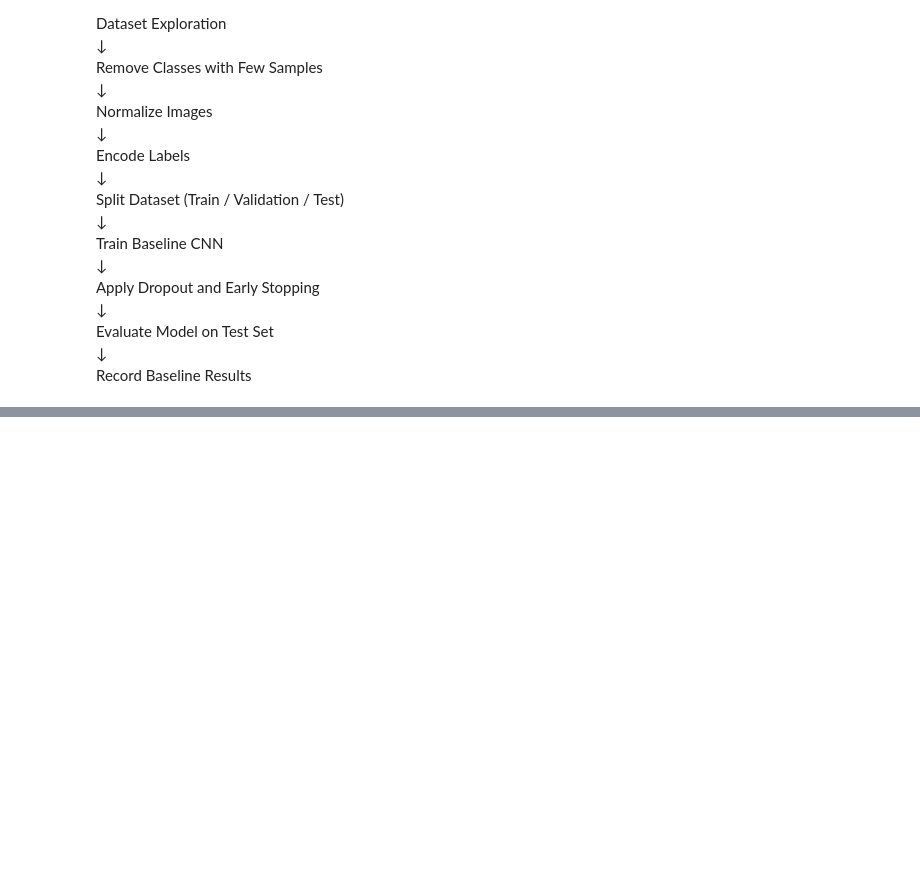
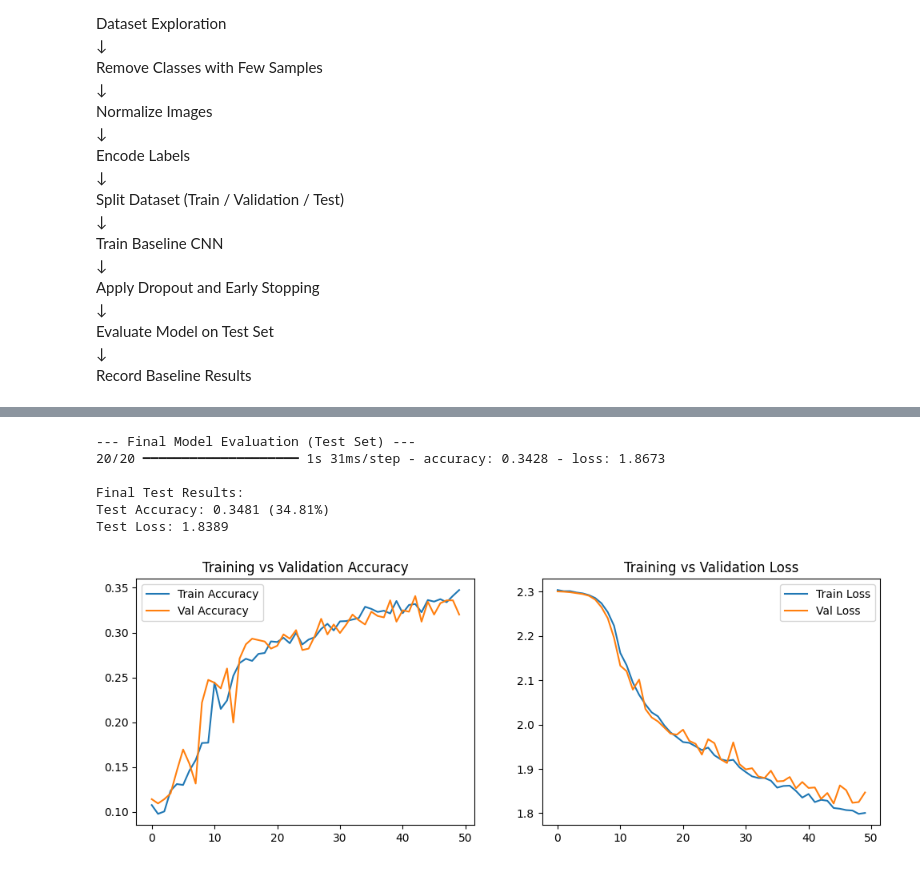
Before and after one commit to Sajith-Santhosh/hieroglyph-cnn-recognition, a Jupyter notebook: the-hieroglyphs-porject.ipynb, the cells around one changed output, grey strips where cells are left out. Cells and saved outputs as stored; diff of their text form; code cells hidden in the pictures; blank space fills up the shorter version.

```diff
--- a/the-hieroglyphs-porject.ipynb
+++ b/the-hieroglyphs-porject.ipynb
@@ -227,0 +324,13 @@ Record Baseline Results
+# %%
+from sklearn.preprocessing import LabelEncoder
+
+# Assuming you have a list of all class labels
+class_labels = list(class_counts.keys())
+
+# Create the label encoder
+le = LabelEncoder()
+le.fit(class_labels)
+
+# Map each class name to a numeric ID
+label_mapping = {label: idx for idx, label in enumerate(le.classes_)}
+print("Label mapping:", label_mapping)
@@ -227,0 +567,38 @@ Record Baseline Results
+# %%
+print("--- Final Model Evaluation (Test Set) ---")
+
+# Evaluate the model on the unseen test data
+test_loss, test_acc = model.evaluate(X_test, y_test, verbose=1)
+
+print(f"\nFinal Test Results:")
+print(f"Test Accuracy: {test_acc:.4f} ({test_acc * 100:.2f}%)")
+print(f"Test Loss: {test_loss:.4f}")
+
+# Optional: Plotting the training history to see the "Story" of the learning
+import matplotlib.pyplot as plt
+
+plt.figure(figsize=(12, 4))
+
+# Plot Accuracy
+plt.subplot(1, 2, 1)
+plt.plot(history.history['accuracy'], label='Train Accuracy')
+plt.plot(history.history['val_accuracy'], label='Val Accuracy')
+plt.title('Training vs Validation Accuracy')
+plt.legend()
+
+# Plot Loss
+plt.subplot(1, 2, 2)
+plt.plot(history.history['loss'], label='Train Loss')
+plt.plot(history.history['val_loss'], label='Val Loss')
+plt.title('Training vs Validation Loss')
+plt.legend()
+
+plt.show()
+# %% [output]
+--- Final Model Evaluation (Test Set) ---
+20/20 ━━━━━━━━━━━━━━━━━━━━ 1s 31ms/step - accuracy: 0.3428 - loss: 1.8673
+
+Final Test Results:
+Test Accuracy: 0.3481 (34.81%)
+Test Loss: 1.8389
+[figure, added]
```
Also changed, not shown: parts of 14 cells of this notebook.
